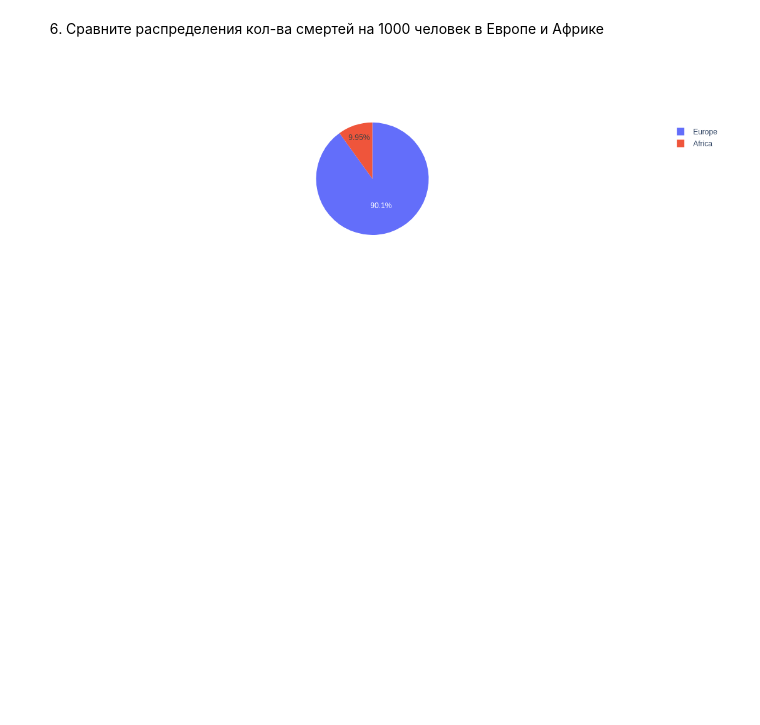
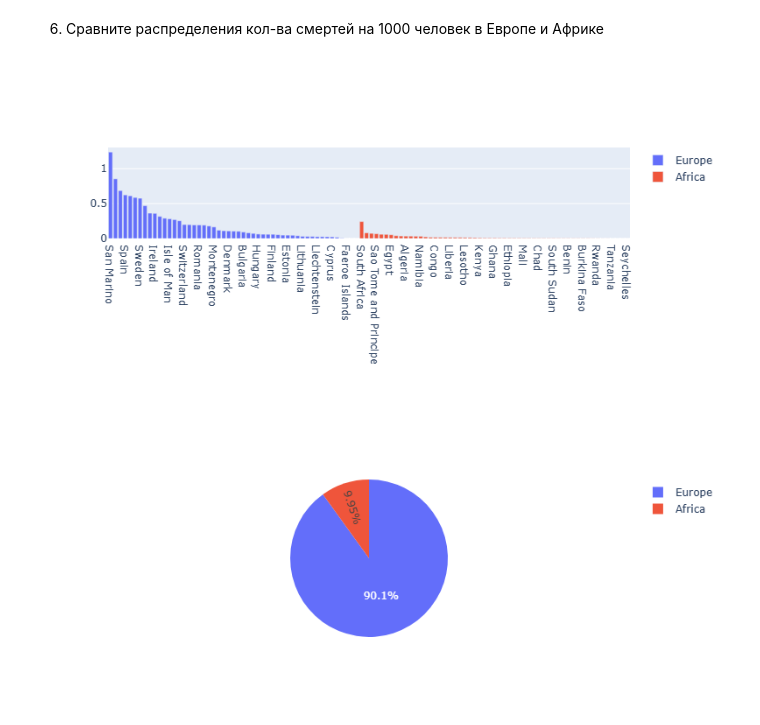
Before and after one commit to resdt/ml-course, a Jupyter notebook: lab1/var3/main.ipynb, the cells around one changed output. Drawn from its saved outputs; the diff is of its cells as text; code cells hidden in the pictures; blank space fills up the shorter version.

```diff
--- a/lab1/var3/main.ipynb
+++ b/lab1/var3/main.ipynb
@@ -323,13 +318,28 @@ fig
 6. Сравните распределения кол-ва смертей на 1000 человек в Европе и Африке
 # %%
 df = df_normal[(df_normal["continent"] == "Europe")
-                | (df_normal["continent"] == "Africa")][["continent", "population", "total_deaths"]]
+                | (df_normal["continent"] == "Africa")][["continent",
+                                                         "location",
+                                                         "population",
+                                                         "total_deaths"]]
 df = df.dropna(subset="total_deaths")
 df["death_per_thousand"] = df["total_deaths"] / df["population"] * 10**3
+
+df_eu = df[df["continent"] == "Europe"].sort_values(by="death_per_thousand", ascending=False)
+df_af = df[df["continent"] == "Africa"].sort_values(by="death_per_thousand", ascending=False)
+fig = go.Figure()
+fig.add_trace(go.Bar(x=df_eu["location"],
+                     y=df_eu["death_per_thousand"],
+                     name="Europe"))
+fig.add_trace(go.Bar(x=df_af["location"],
+                     y=df_af["death_per_thousand"],
+                     name="Africa"))
+fig.show()
+
 df = df.groupby("continent")["death_per_thousand"].sum().reset_index()
-
 fig = go.Figure()
 fig.add_trace(go.Pie(labels=df["continent"],
                      values=df["death_per_thousand"]))
 # %% [output]
-[figure, old version]
+[figure, new version]
+[figure, added]
```
Also changed, not shown: parts of 7 cells of this notebook.
